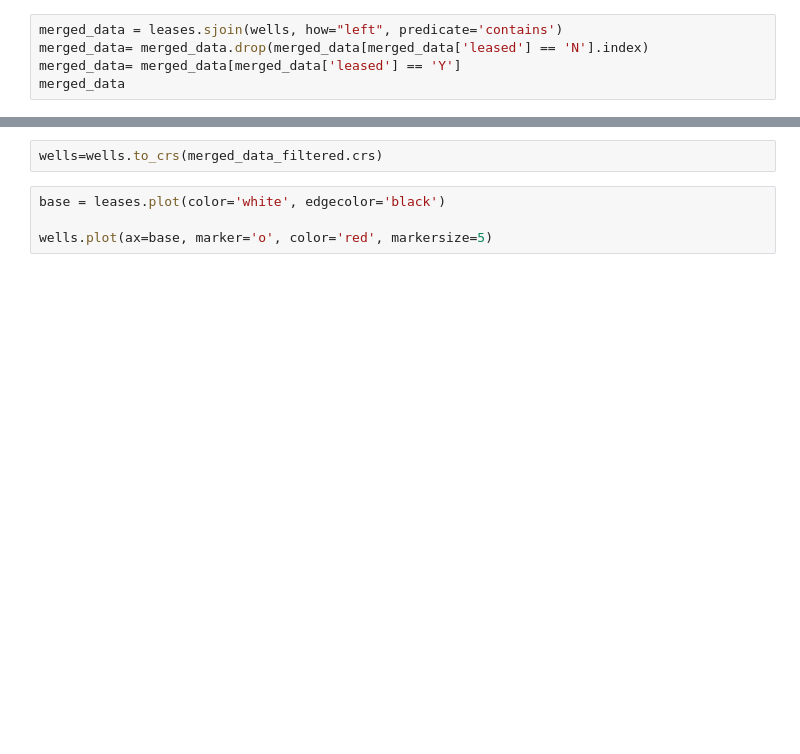
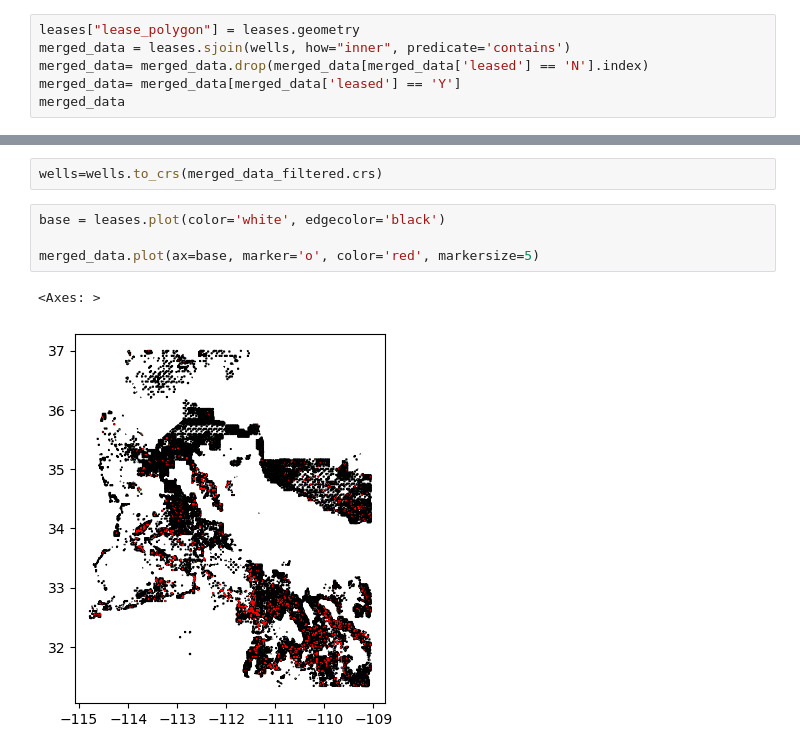
Before and after one commit to liamlindeman/liam-science-fair, a Jupyter notebook: preprocessing.ipynb, the cells around one changed output, grey strips where cells are left out. Drawn from its saved outputs; the diff is of its cells as text; blank space fills up the shorter version.

Commit message:
slighly edited the plots

```diff
--- a/preprocessing.ipynb
+++ b/preprocessing.ipynb
@@ -31,5 +132,6 @@ wells.info()
 # %%
-merged_data = leases.sjoin(wells, how="left", predicate='contains')
+leases["lease_polygon"] = leases.geometry
+merged_data = leases.sjoin(wells, how="inner", predicate='contains')
 merged_data= merged_data.drop(merged_data[merged_data['leased'] == 'N'].index)
 merged_data= merged_data[merged_data['leased'] == 'Y']
 merged_data
@@ -55,4 +236,7 @@ wells=wells.to_crs(merged_data_filtered.crs)
 # %%
 base = leases.plot(color='white', edgecolor='black')
 
-wells.plot(ax=base, marker='o', color='red', markersize=5)
+merged_data.plot(ax=base, marker='o', color='red', markersize=5)
+# %% [output]
+<Axes: >
+[figure, added]
```
Also changed, not shown: parts of 19 cells of this notebook, 1 other file.
